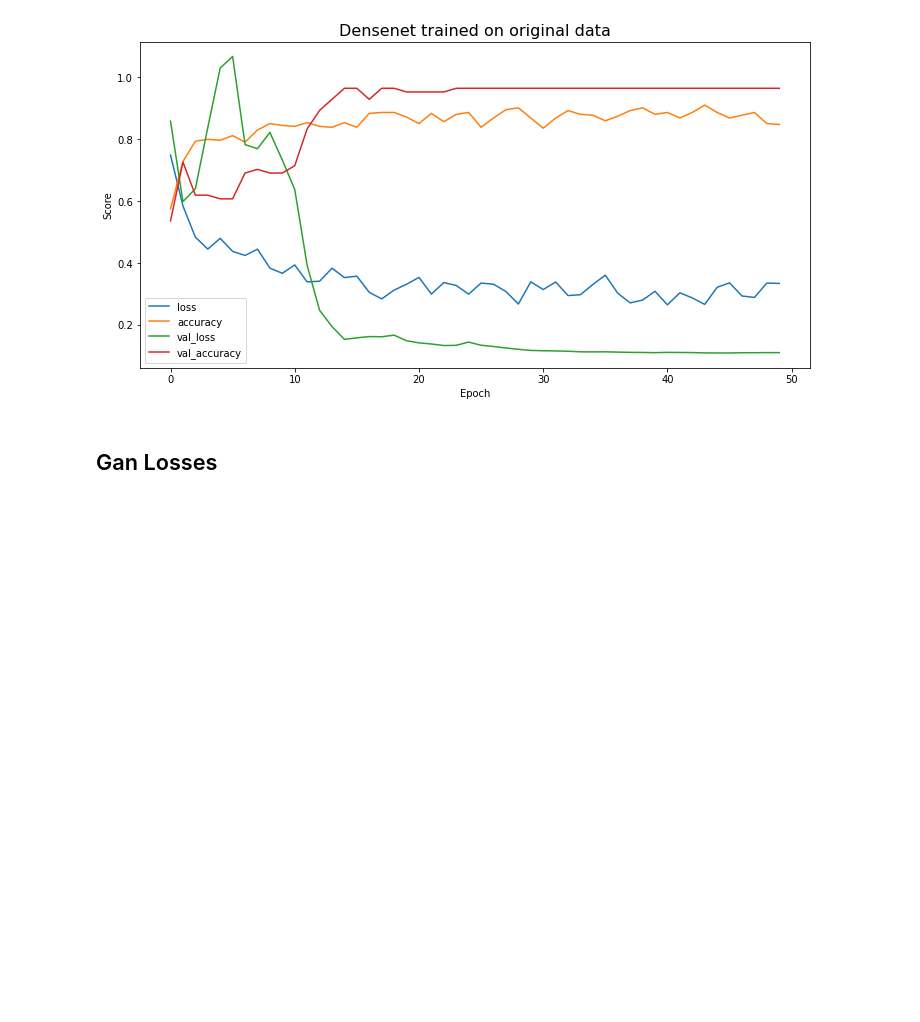
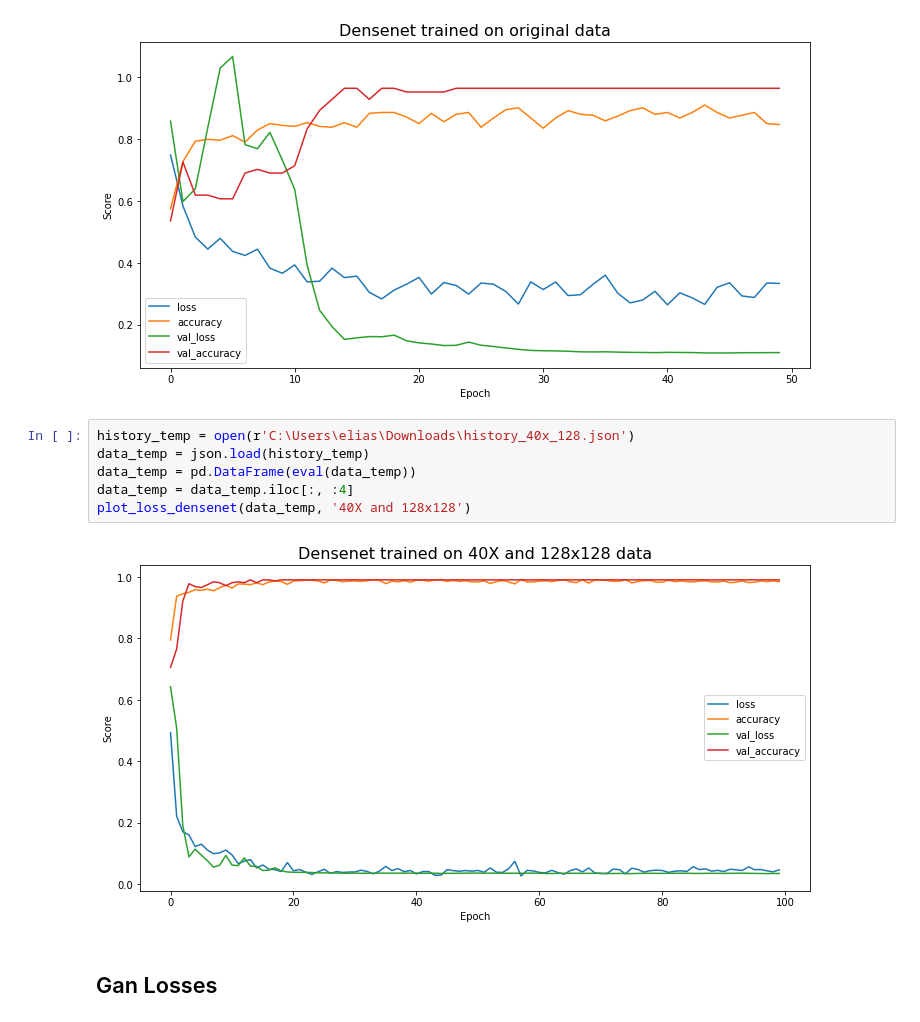
Before and after one commit to eliasmarcon/Medical_Imaging_Project, a Jupyter notebook: Plot_Losses.ipynb, the cells around one changed output. Cells and saved outputs as stored; diff of their text form; blank space fills up the shorter version.

```diff
--- a/Plot_Losses.ipynb
+++ b/Plot_Losses.ipynb
@@ -43,6 +43,14 @@ plot_loss_densenet(data_mixed, 'mixed')
 plot_loss_densenet(data_original, 'original')
 # %% [output]
 [figure]
+# %%
+history_temp = open(r'C:\Users\elias\Downloads\history_40x_128.json')
+data_temp = json.load(history_temp)
+data_temp = pd.DataFrame(eval(data_temp))
+data_temp = data_temp.iloc[:, :4]
+plot_loss_densenet(data_temp, '40X and 128x128')
+# %% [output]
+[figure, added]
 # %% [markdown]
 ## Gan Losses
 # %%
```
Also changed, not shown: 3 other files.
